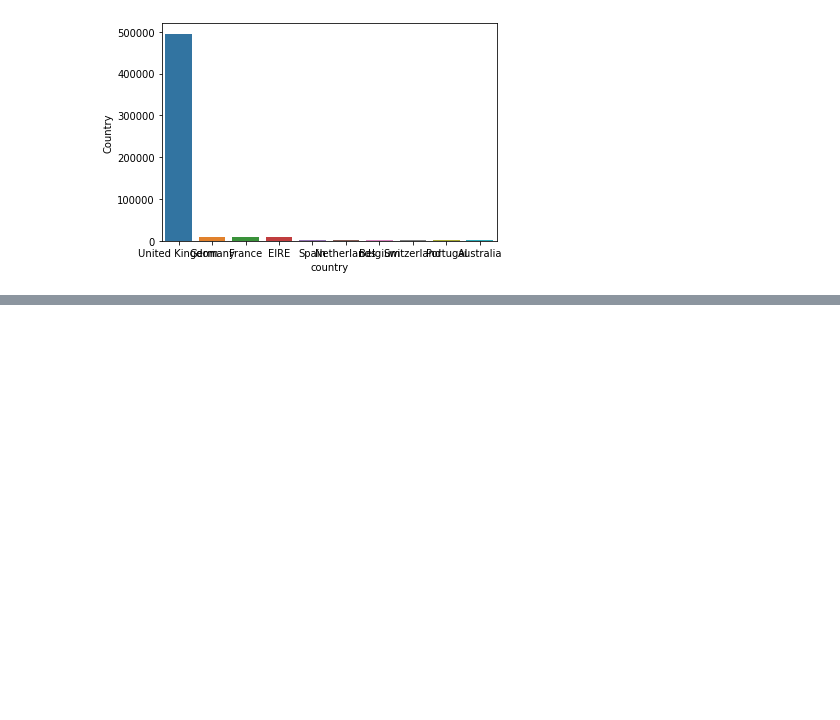
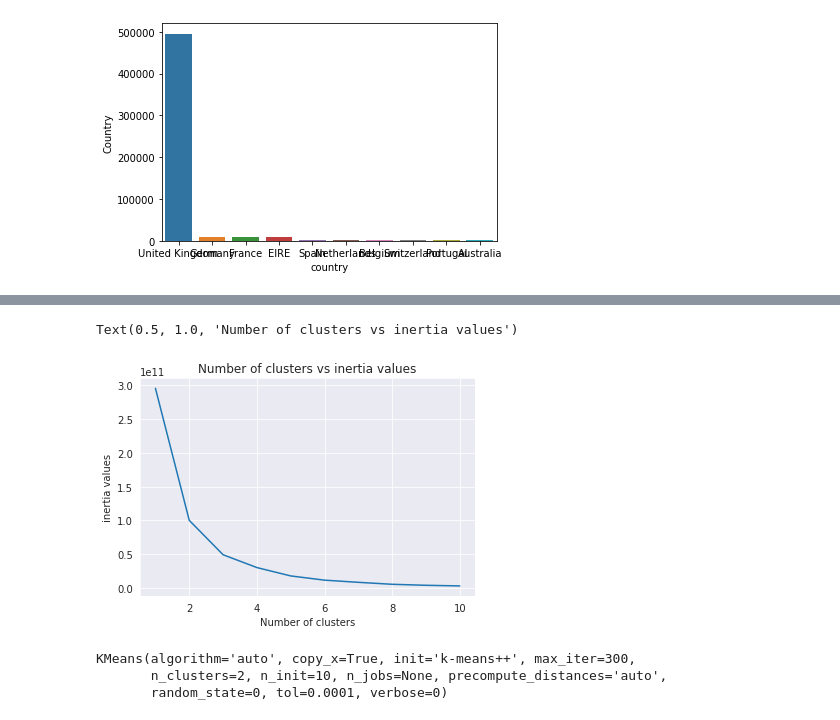
Before and after one commit to AkshayRai20/Projects1, a Jupyter notebook: Akshay_Online_Retail_Customer_Segmentation_Capstone_Project.ipynb, the cells around one changed output, grey strips where cells are left out. Cells and saved outputs as stored; diff of their text form; code cells hidden in the pictures; blank space fills up the shorter version.

```diff
--- a/Akshay_Online_Retail_Customer_Segmentation_Capstone_Project.ipynb
+++ b/Akshay_Online_Retail_Customer_Segmentation_Capstone_Project.ipynb
@@ -166,3 +195,6 @@ top10_countries_new
 ax = sns.barplot(x="country", y="Country", data=top10_countries_new)
 # %% [output]
 [figure]
+# %%
+df['monthly sales'] = pd.to_datetime(df['InvoiceDate']).dt.strftime('%Y-%m')
+sales_month = df.groupby(['monthly sales'],as_index = False).agg({'TotalAmount':'sum'})
@@ -168,0 +225,3 @@ ax = sns.barplot(x="country", y="Country", data=top10_countries_new)
+# %%
+cust_country = df.groupby(['CustomerID'],as_index = False).agg({'TotalAmount':'sum','InvoiceNo':'count','Country':'first'})
+cust_country
@@ -168,0 +244,19 @@ ax = sns.barplot(x="country", y="Country", data=top10_countries_new)
+# %%
+encoder = LabelEncoder()
+cust_country['Country'] = encoder.fit_transform(cust_country['Country'])
+# %%
+X = cust_country[['TotalAmount','InvoiceNo','Country']]
+inertias = []
+for i in range(1,11):
+    kmeans = KMeans(n_clusters = i,random_state=0)
+    kmeans.fit(X)
+    inertias.append(kmeans.inertia_)
+# %%
+sns.set_style('darkgrid')
+sns.lineplot(range(1,11),inertias)
+plt.xlabel('Number of clusters')
+plt.ylabel('inertia values')
+plt.title('Number of clusters vs inertia values')
+# %% [output]
+Text(0.5, 1.0, 'Number of clusters vs inertia values')
+[figure, added]
@@ -168,0 +265,7 @@ ax = sns.barplot(x="country", y="Country", data=top10_countries_new)
+# %%
+kmeans = KMeans(n_clusters=2,random_state=0)
+kmeans.fit(X)
+# %% [output]
+KMeans(algorithm='auto', copy_x=True, init='k-means++', max_iter=300,
+       n_clusters=2, n_init=10, n_jobs=None, precompute_distances='auto',
+       random_state=0, tol=0.0001, verbose=0)
```
Also changed, not shown: parts of 14 cells of this notebook.
